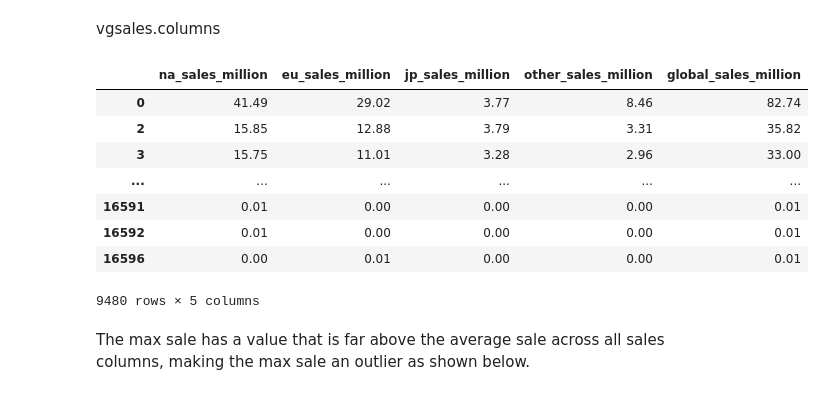
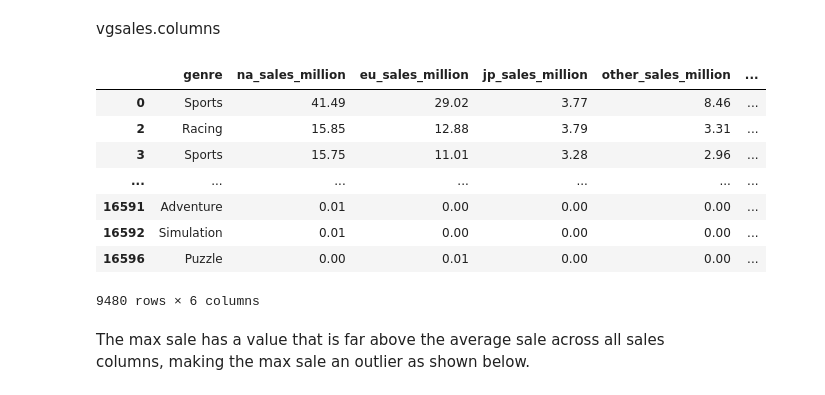
Before and after one commit to kvh8899/mostpopvidgame, a Jupyter notebook: FinalProject_group004_actual.ipynb, the cells around one changed output. Cells and saved outputs as stored; diff of their text form; code cells hidden in the pictures.

```diff
--- a/FinalProject_group004_actual.ipynb
+++ b/FinalProject_group004_actual.ipynb
@@ -180,18 +180,18 @@ variables
 # %% [markdown]
 vgsales.columns
 # %%
-sales = vgsales.loc[:, ['na_sales_million', 'eu_sales_million', 'jp_sales_million','other_sales_million', 'global_sales_million']]
+sales = vgsales.loc[:, ['genre', 'na_sales_million', 'eu_sales_million', 'jp_sales_million','other_sales_million', 'global_sales_million']]
 sales
 # %% [output]
-|  | na_sales_million | eu_sales_million | jp_sales_million | other_sales_million | global_sales_million |
-| 0 | 41.49 | 29.02 | 3.77 | 8.46 | 82.74 |
-| 2 | 15.85 | 12.88 | 3.79 | 3.31 | 35.82 |
-| 3 | 15.75 | 11.01 | 3.28 | 2.96 | 33.00 |
-| ... | ... | ... | ... | ... | ... |
-| 16591 | 0.01 | 0.00 | 0.00 | 0.00 | 0.01 |
-| 16592 | 0.01 | 0.00 | 0.00 | 0.00 | 0.01 |
-| 16596 | 0.00 | 0.01 | 0.00 | 0.00 | 0.01 |
+|  | genre | na_sales_million | eu_sales_million | jp_sales_million | other_sales_million | ... |
+| 0 | Sports | 41.49 | 29.02 | 3.77 | 8.46 | ... |
+| 2 | Racing | 15.85 | 12.88 | 3.79 | 3.31 | ... |
+| 3 | Sports | 15.75 | 11.01 | 3.28 | 2.96 | ... |
+| ... | ... | ... | ... | ... | ... | ... |
+| 16591 | Adventure | 0.01 | 0.00 | 0.00 | 0.00 | ... |
+| 16592 | Simulation | 0.01 | 0.00 | 0.00 | 0.00 | ... |
+| 16596 | Puzzle | 0.00 | 0.01 | 0.00 | 0.00 | ... |
-9480 rows × 5 columns
+9480 rows × 6 columns
 # %% [markdown]
 The max sale has a value that is far above the average sale across all sales columns, making the max sale an outlier as shown below.
 # %%
```
Also changed, not shown: parts of 7 cells of this notebook.
